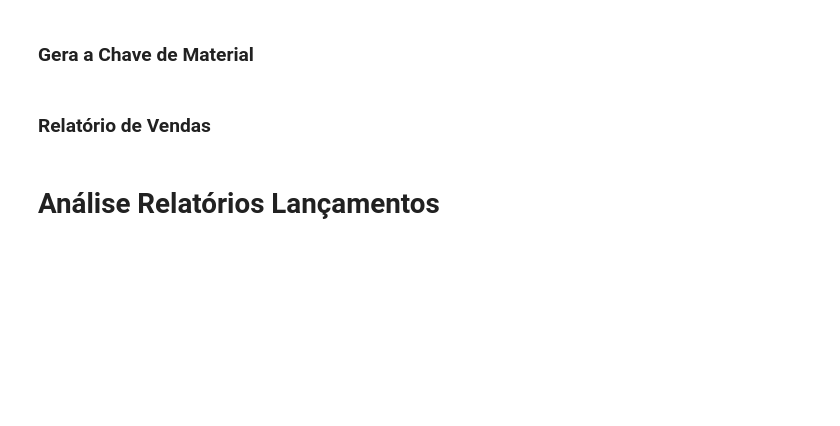
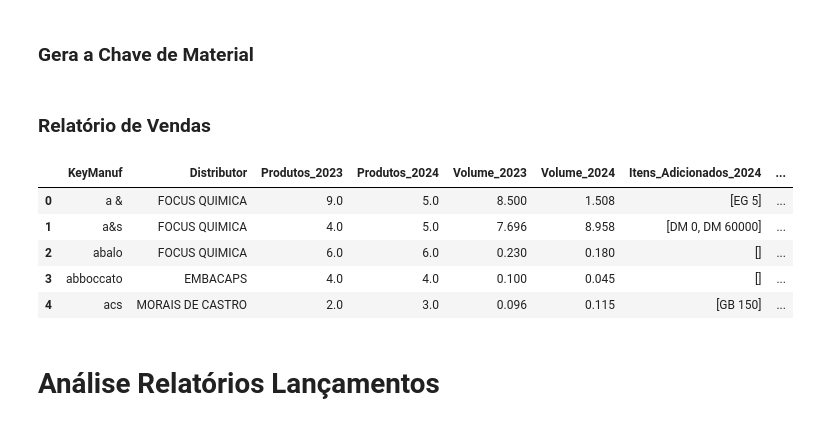
Before and after one commit to GimenesPaula/GimenesPaula, a Jupyter notebook: Projeto 1.ipynb, the cells around one changed output. Drawn from its saved outputs; the diff is of its cells as text; code cells hidden in the pictures; blank space fills up the shorter version.

```diff
--- a/Projeto 1.ipynb
+++ b/Projeto 1.ipynb
@@ -138,60 +142,74 @@ def formatar_material(coluna):
 # %% [markdown]
 ### Relatório de Vendas
 # %%
-#Para cada ano, calcula quantidade de produtos distintos, volume total e lista de produtos
 def resumo_por_ano(df, ano):
     df_ano = df[df[ano].notnull() & (df[ano] > 0)]
     return (
         df_ano.groupby(['KeyManuf', 'Distributor'])
         .agg(
-            **{f'Produtos_{ano}': ('Descrição', lambda x: len(set(x))),
+            **{f'Produtos_{ano}': ('Descrição', lambda x: len(set(i for i in x if i))),
                f'Volume_{ano}': (ano, 'sum'),
-               f'Lista_{ano}': ('Descrição', lambda x: set(x))}
+               f'Lista_{ano}': ('Descrição', lambda x: sorted(set(i for i in x if i)))}
         )
     )
 # %%
-#Filtra apenas linhas que contenham 'BELSIL' na descrição (case-insensitive)
+# Filtra apenas linhas que contenham 'BELSIL' na descrição (case-insensitive)
 df_sale = df_sale[df_sale['Descrição'].str.contains('BELSIL', case=False, na=False)]
 
-#Limpa e padroniza a coluna 'Descrição'
+# Limpa e padroniza a coluna 'Descrição'
 df_sale['Descrição'] = formatar_material(df_sale['Descrição'].astype(str))
 
-#Padroniza fabricantes e distribuidores (corrigido aqui)
+# Padroniza fabricantes e distribuidores
 df_sale['KeyManuf'] = gerar_chaves(df_sale, 'Customer(at distrib)')
 
+# Gera os resumos por ano
 resumo_2023 = resumo_por_ano(df_sale, '2023')
 resumo_2024 = resumo_por_ano(df_sale, '2024')
 
-#Junta os resultados de 2023 e 2024
+# Junta os resultados de 2023 e 2024
 df_final = pd.concat([resumo_2023, resumo_2024], axis=1).reset_index()
 
-# Cria colunas de itens adicionados e perdidos em 2024
+# Funções para itens adicionados e perdidos
 def itens_adicionados(row):
-    if pd.isnull(row['Lista_2024']):
-        return []
-    if pd.isnull(row['Lista_2023']):
-        return sorted([x for x in row['Lista_2024'] if x is not None])
-    return sorted([x for x in set(row['Lista_2024']) - set(row['Lista_2023']) if x is not None])
+    l2023 = set(row['Lista_2023']) if isinstance(row['Lista_2023'], list) else set()
+    l2024 = set(row['Lista_2024']) if isinstance(row['Lista_2024'], list) else set()
+    return sorted(l2024 - l2023)
 
 def itens_perdidos(row):
-    if pd.isnull(row['Lista_2023']):
-        return []
-    if pd.isnull(row['Lista_2024']):
-        return sorted([x for x in row['Lista_2023'] if x is not None])
-    return sorted([x for x in set(row['Lista_2023']) - set(row['Lista_2024']) if x is not None])
+    l2023 = set(row['Lista_2023']) if isinstance(row['Lista_2023'], list) else set()
+    l2024 = set(row['Lista_2024']) if isinstance(row['Lista_2024'], list) else set()
+    return sorted(l2023 - l2024)
 
+# Função para unir todos os códigos vendidos (2023 e 2024)
+def Itens_Vendidos(row):
+    l1 = set(row['Lista_2023']) if isinstance(row['Lista_2023'], list) else set()
+    l2 = set(row['Lista_2024']) if isinstance(row['Lista_2024'], list) else set()
+    return sorted(l1 | l2)
+
+# Cria as colunas de interesse
 df_final['Itens_Adicionados_2024'] = df_final.apply(itens_adicionados, axis=1)
 df_final['Itens_Perdidos_2024'] = df_final.apply(itens_perdidos, axis=1)
+df_final['Itens_Vendidos'] = df_final.apply(Itens_Vendidos, axis=1)
 
-# Remove as colunas de listas intermediárias, se desejar
+# Seleciona as colunas finais
 df_final = df_final[
     ['KeyManuf', 'Distributor',
      'Produtos_2023', 'Produtos_2024',
      'Volume_2023', 'Volume_2024',
-     'Itens_Adicionados_2024', 'Itens_Perdidos_2024']]
+     'Itens_Adicionados_2024', 'Itens_Perdidos_2024',
+     'Itens_Vendidos']
+]
 
 # Salva o resultado em Excel
 df_final.to_excel('Vendas_BELSIL_por_ano.xlsx', index=False)
+df_final.head()
+# %% [output]
+|  | KeyManuf | Distributor | Produtos_2023 | Produtos_2024 | Volume_2023 | Volume_2024 | Itens_Adicionados_2024 | ... |
+| 0 | a & | FOCUS QUIMICA | 9.0 | 5.0 | 8.500 | 1.508 | [EG 5] | ... |
+| 1 | a&s | FOCUS QUIMICA | 4.0 | 5.0 | 7.696 | 8.958 | [DM 0, DM 60000] | ... |
+| 2 | abalo | FOCUS QUIMICA | 6.0 | 6.0 | 0.230 | 0.180 | [] | ... |
+| 3 | abboccato | EMBACAPS | 4.0 | 4.0 | 0.100 | 0.045 | [] | ... |
+| 4 | acs | MORAIS DE CASTRO | 2.0 | 3.0 | 0.096 | 0.115 | [GB 150] | ... |
 # %% [markdown]
 # Análise Relatórios Lançamentos
 # %% [markdown]
```
Also changed, not shown: parts of 14 cells of this notebook.
